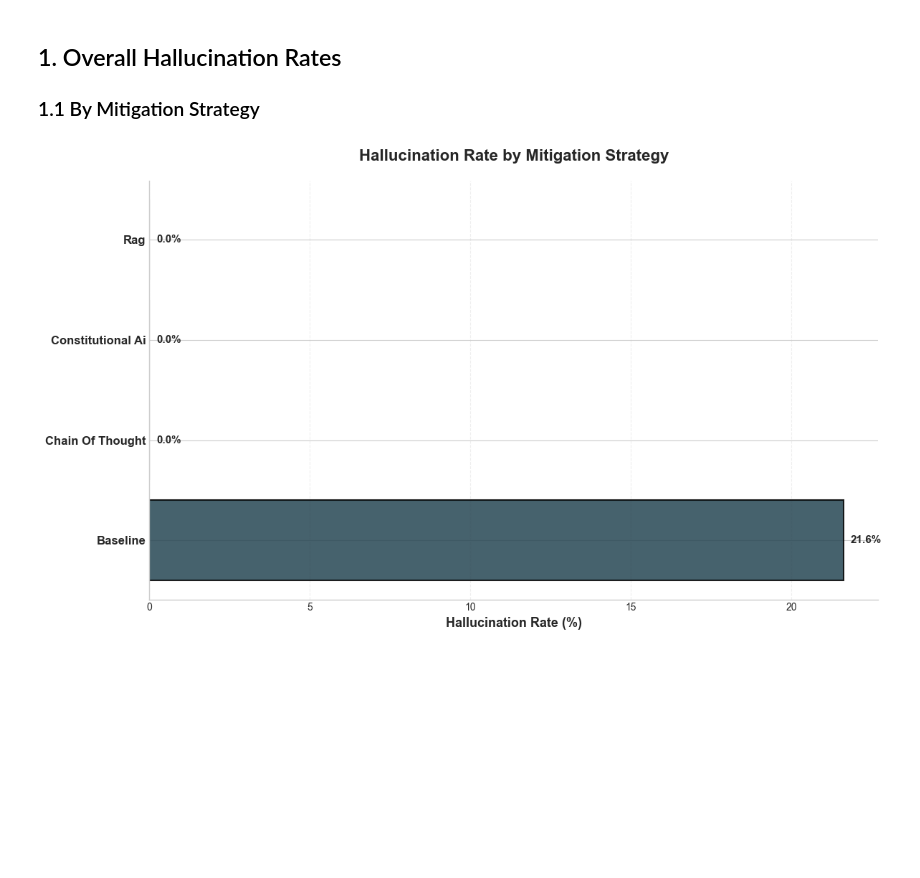
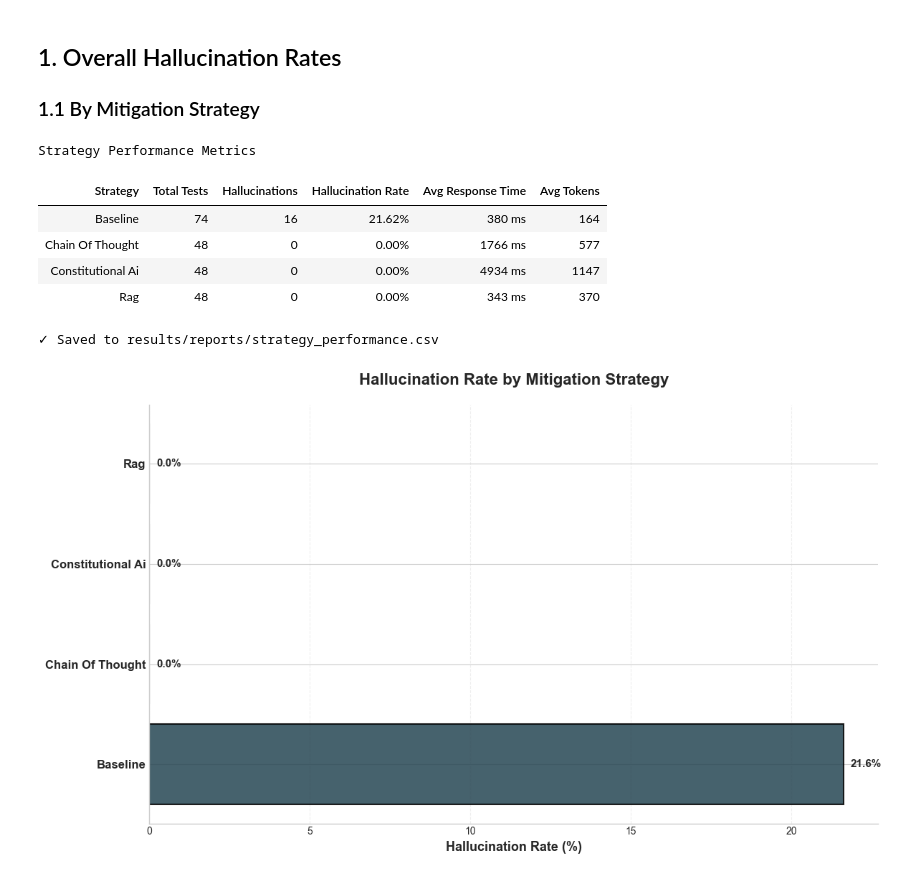
Before and after one commit to JaelDS/ML_Hallucinations, a Jupyter notebook: notebooks/04_data_analysis_visualization.ipynb, the cells around one changed output. Drawn from its saved outputs; the diff is of its cells as text; code cells hidden in the pictures; blank space fills up the shorter version.

```diff
--- a/notebooks/04_data_analysis_visualization.ipynb
+++ b/notebooks/04_data_analysis_visualization.ipynb
@@ -153,7 +153,7 @@ if not df_all.empty:
         .metric-value {
             font-family: 'Courier New', monospace;
             font-weight: 600;
-            color: #2c3e50;
+            color: #6e6e6e;
         }
         .metric-highlight {
             background: #fff3cd;
@@ -161,7 +161,7 @@ if not df_all.empty:
             border-radius: 4px;
         }
         .hall-highlight {
-            background: #f8d7da;
+            background: #721c24;
             padding: 2px 6px;
             border-radius: 4px;
             font-weight: 800;
@@ -183,34 +183,42 @@ if not df_all.empty:
     """
 
     for strategy, row in strategy_performance.iterrows():
         acc_val = 100 - row['Hallucination Rate (%)']
         if acc_val >= 95:
             badge = 'badge-success'
         elif acc_val >= 80:
             badge = 'badge-warning'
         else:
             badge = 'badge-danger'
 
         # Highlight hallucinations if present
         hall_class = 'hall-highlight' if int(row['Hallucinations']) > 0 else 'metric-value'
 
         html += f"""
             <tr>
-                <td><strong style="font-size: 14px; color: #2c3e50;">{strategy.replace('_', ' ').title()}</strong></td>
+                <td><strong style="font-size: 14px; color: #F9F6EE;">{strategy.replace('_', ' ').title()}</strong></td>
                 <td class="metric-value">{int(row['Total Tests'])}</td>
                 <td class="{hall_class}">{int(row['Hallucinations'])}</td>
                 <td><span class="badge {badge}">{row['Hallucination Rate (%)']:.2f}%</span></td>
                 <td class="metric-value"><span class="metric-highlight">{row['Avg Response Time (ms)']:.0f} ms</span></td>
                 <td class="metric-value"><span class="metric-highlight">{row['Avg Tokens']:.0f}</span></td>
             </tr>
         """
 
     html += "</tbody></table>"
     display(HTML(html))
 
     # Save to CSV
     strategy_performance.to_csv('../results/reports/strategy_performance.csv')
     print("\n✓ Saved to results/reports/strategy_performance.csv")
+# %% [output]
+Strategy Performance Metrics
+| Strategy | Total Tests | Hallucinations | Hallucination Rate | Avg Response Time | Avg Tokens |
+| Baseline | 74 | 16 | 21.62% | 380 ms | 164 |
+| Chain Of Thought | 48 | 0 | 0.00% | 1766 ms | 577 |
+| Constitutional Ai | 48 | 0 | 0.00% | 4934 ms | 1147 |
+| Rag | 48 | 0 | 0.00% | 343 ms | 370 |
+✓ Saved to results/reports/strategy_performance.csv
 # %%
 # Professional Visualization: Hallucination Rate Comparison
 if not df_all.empty:
```
Also changed, not shown: parts of 2 cells of this notebook, 2 other files.
